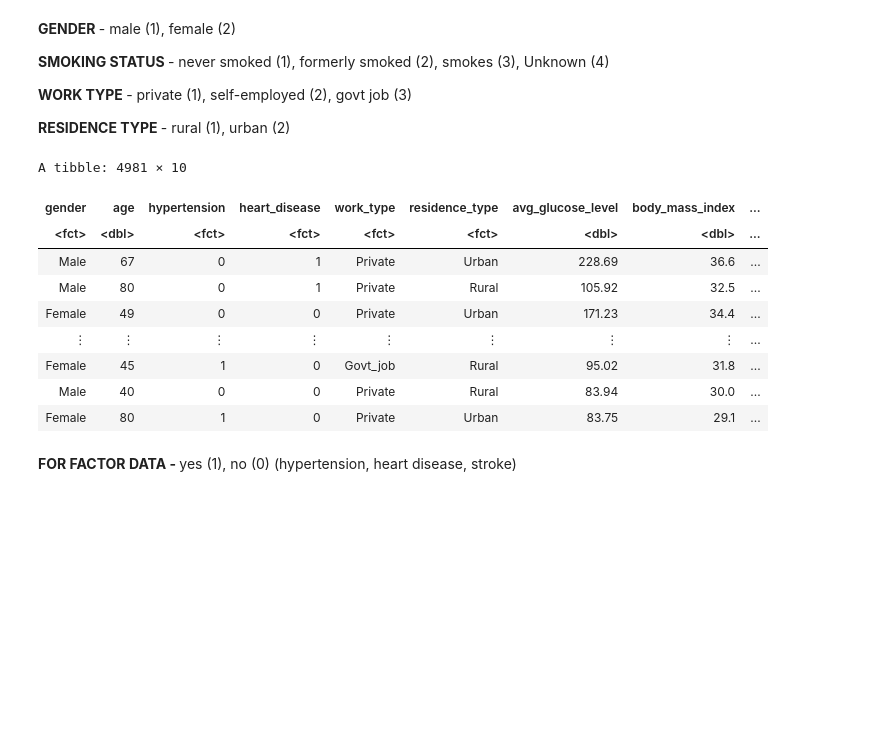
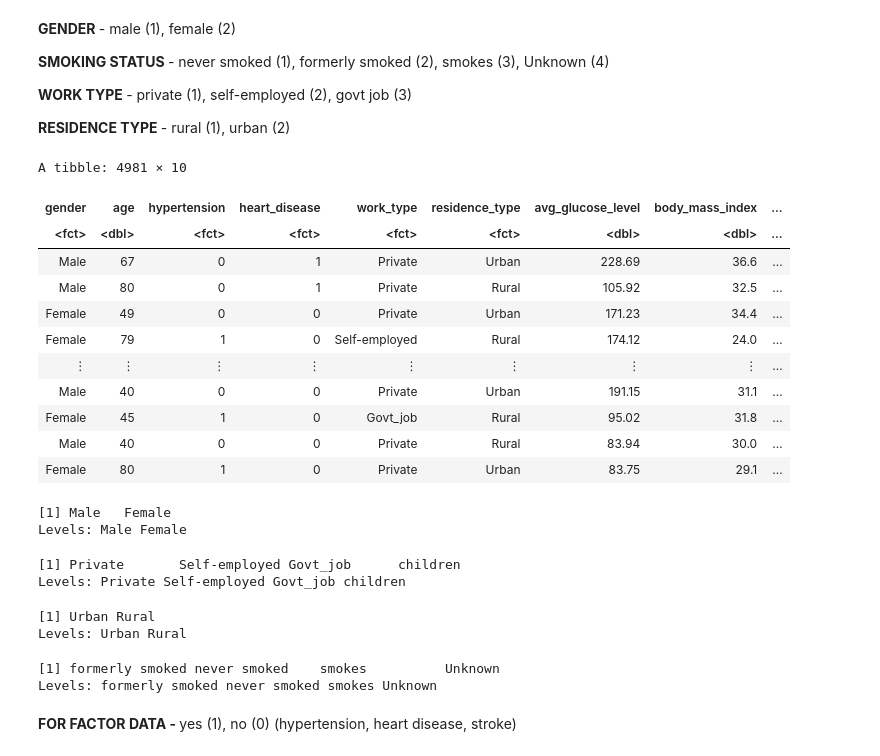
Before and after one commit to inigogrch/dsci-100-2022w2-group-29-section-007, a Jupyter notebook: project-code.ipynb, the cells around one changed output. Saved outputs shown, nothing was run; the diff lists cells and outputs as text; code cells hidden in the pictures; blank space fills up the shorter version.

```diff
--- a/project-code.ipynb
+++ b/project-code.ipynb
@@ -72,43 +122,46 @@ A tibble: 4981 × 10
 # %%
 # changing chr data to categorical data (gender, smoking status, work type, residence type, hypertension, heart disease)
 # removing ever_married column
 # changed Residence_type and bmi column names
-
-# brainstroke_data_v1 <- brainstroke_data |>
-#     mutate(gender = as_factor(gender),
-#            smoking_status = as_factor(smoking_status),
-#            work_type = as_factor(work_type),
-#            Residence_type = as_factor(Residence_type),
-#            stroke = as_factor(stroke),
-#            heart_disease = as_factor(heart_disease),
-#            hypertension = as_factor(hypertension)) |>
-#     select(1:4, 6:11)
-
-# colnames(brainstroke_data_v1)[6] <- 'residence_type'
-# colnames(brainstroke_data_v1)[8] <- 'body_mass_index'
-
-# brainstroke_data_v1
 
 brainstroke_data_v1 <- brainstroke_data |>
     mutate(across(c(gender, hypertension:Residence_type, smoking_status:stroke),
                   as_factor)) |>
     select(1:4, 6:11)
 
 colnames(brainstroke_data_v1)[6] <- 'residence_type'
 colnames(brainstroke_data_v1)[8] <- 'body_mass_index'
 
 brainstroke_data_v1
+
+
+# checking possible values for gender, work type, residence type, and smoking status
+
+unique(brainstroke_data_v1$gender)
+unique(brainstroke_data_v1$work_type)
+unique(brainstroke_data_v1$residence_type)
+unique(brainstroke_data_v1$smoking_status)
 # %% [output]
 A tibble: 4981 × 10
 | gender | age | hypertension | heart_disease | work_type | residence_type | avg_glucose_level | body_mass_index | ... |
 | <fct> | <dbl> | <fct> | <fct> | <fct> | <fct> | <dbl> | <dbl> | ... |
 | Male | 67 | 0 | 1 | Private | Urban | 228.69 | 36.6 | ... |
 | Male | 80 | 0 | 1 | Private | Rural | 105.92 | 32.5 | ... |
 | Female | 49 | 0 | 0 | Private | Urban | 171.23 | 34.4 | ... |
+| Female | 79 | 1 | 0 | Self-employed | Rural | 174.12 | 24.0 | ... |
 | ⋮ | ⋮ | ⋮ | ⋮ | ⋮ | ⋮ | ⋮ | ⋮ | ... |
+| Male | 40 | 0 | 0 | Private | Urban | 191.15 | 31.1 | ... |
 | Female | 45 | 1 | 0 | Govt_job | Rural | 95.02 | 31.8 | ... |
 | Male | 40 | 0 | 0 | Private | Rural | 83.94 | 30.0 | ... |
 | Female | 80 | 1 | 0 | Private | Urban | 83.75 | 29.1 | ... |
+[1] Male   Female
+Levels: Male Female
+[1] Private       Self-employed Govt_job      children
+Levels: Private Self-employed Govt_job children
+[1] Urban Rural
+Levels: Urban Rural
+[1] formerly smoked never smoked    smokes          Unknown
+Levels: formerly smoked never smoked smokes Unknown
 # %% [markdown]
 <b> FOR FACTOR DATA - </b> yes (1), no (0) (hypertension, heart disease, stroke)
 # %%
```
Also changed, not shown: parts of 5 cells of this notebook.
